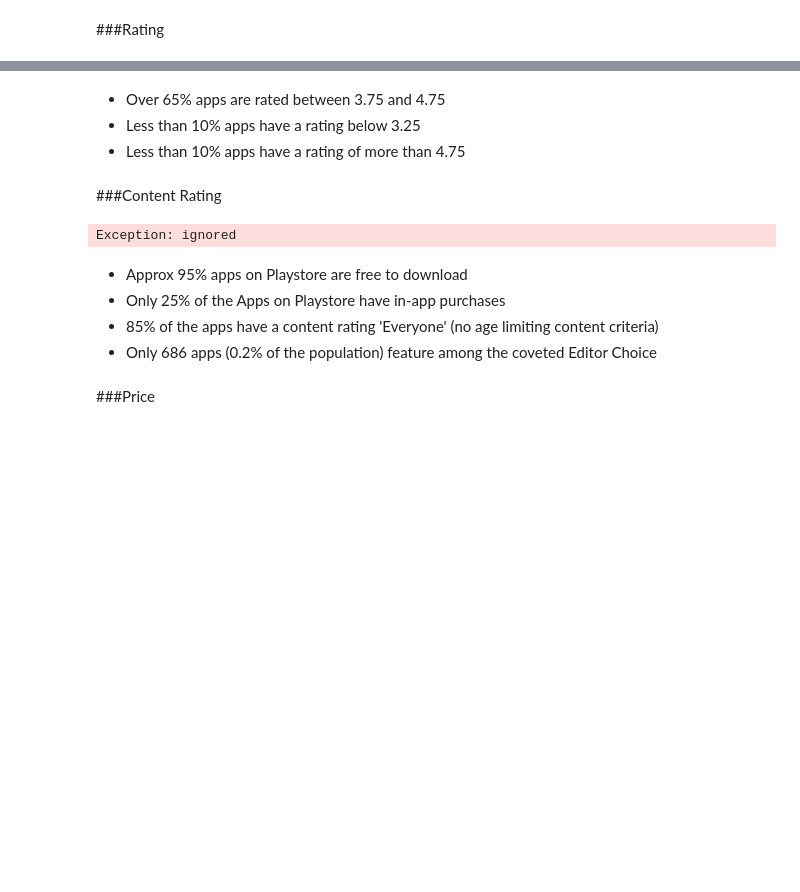
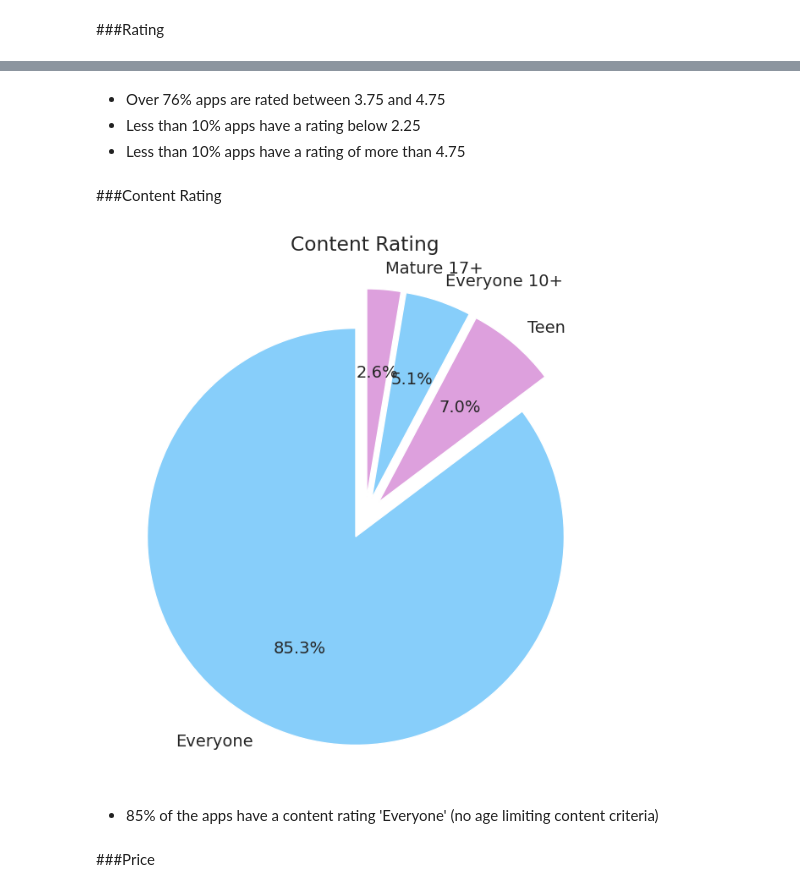
Before and after one commit to rohit-s-s/Exploratory_Data_Analysis_Using_Playstore_Datase, a Jupyter notebook: Exploratory_Data_Analysis_Using_Playstore_Dataset.ipynb, the cells around one changed output, grey strips where cells are left out. Saved outputs shown, nothing was run; the diff lists cells and outputs as text; code cells hidden in the pictures; blank space fills up the shorter version.

```diff
--- a/Exploratory_Data_Analysis_Using_Playstore_Dataset.ipynb
+++ b/Exploratory_Data_Analysis_Using_Playstore_Dataset.ipynb
@@ -290,28 +544,31 @@ fig.show()
 [interactive output not drawn]
 # %% [markdown]
 
-*   Over 65% apps are rated between 3.75 and 4.75
-*   Less than 10% apps have a rating below 3.25
+*   Over 76% apps are rated between 3.75 and 4.75
+*   Less than 10% apps have a rating below 2.25
 *   Less than 10% apps have a rating of more than 4.75
 # %% [markdown]
 ###Content Rating
 # %%
 content_rating = df['Content Rating']
-# fig.add_trace(go.Pie(values=content_rating.value_counts().values,
-#                      labels = content_rating.value_counts().index,
-#                      hole=0.3),
-#               row=2, col=1)
-# fig.update_layout(autosize=False, width=1000, height=1000)
-# fig.show()
-plt.pie(content_rating.value_counts().values, labels =content_rating.value_counts().index,, autopct ='%.1f%%', startangle = 90, explode = [0.1, 0], colors = ['lightskyblue', 'plum'])
-plt.title("Content Rating");
+
+explode = [0.1] * len(content_rating.unique())  # Explode each wedge by 0.1
+labels = content_rating.value_counts().index
+
+plt.pie(content_rating.value_counts().values,
+        labels=labels,
+        autopct='%.1f%%',
+        startangle=90,
+        explode=explode,
+        colors=['lightskyblue', 'plum'])
+
+plt.title("Content Rating")
+plt.show()
 # %% [output]
-Exception: ignored
+[figure, added]
 # %% [markdown]
-* Approx 95% apps on Playstore are free to download
-* Only 25% of the Apps on Playstore have in-app purchases
+
 * 85% of the apps have a content rating 'Everyone' (no age limiting content criteria)
-* Only 686 apps (0.2% of the population) feature among the coveted Editor Choice
 # %% [markdown]
 ###Price
 # %%
```
Also changed, not shown: parts of 37 cells of this notebook.
